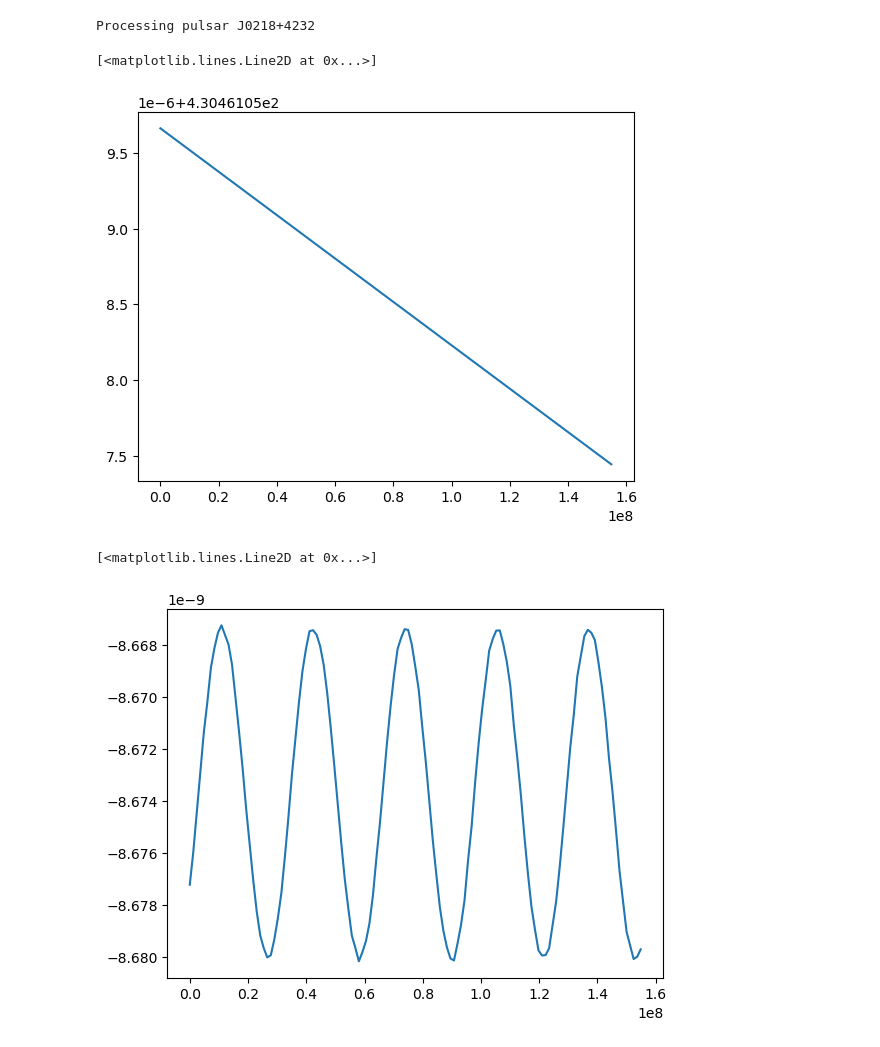
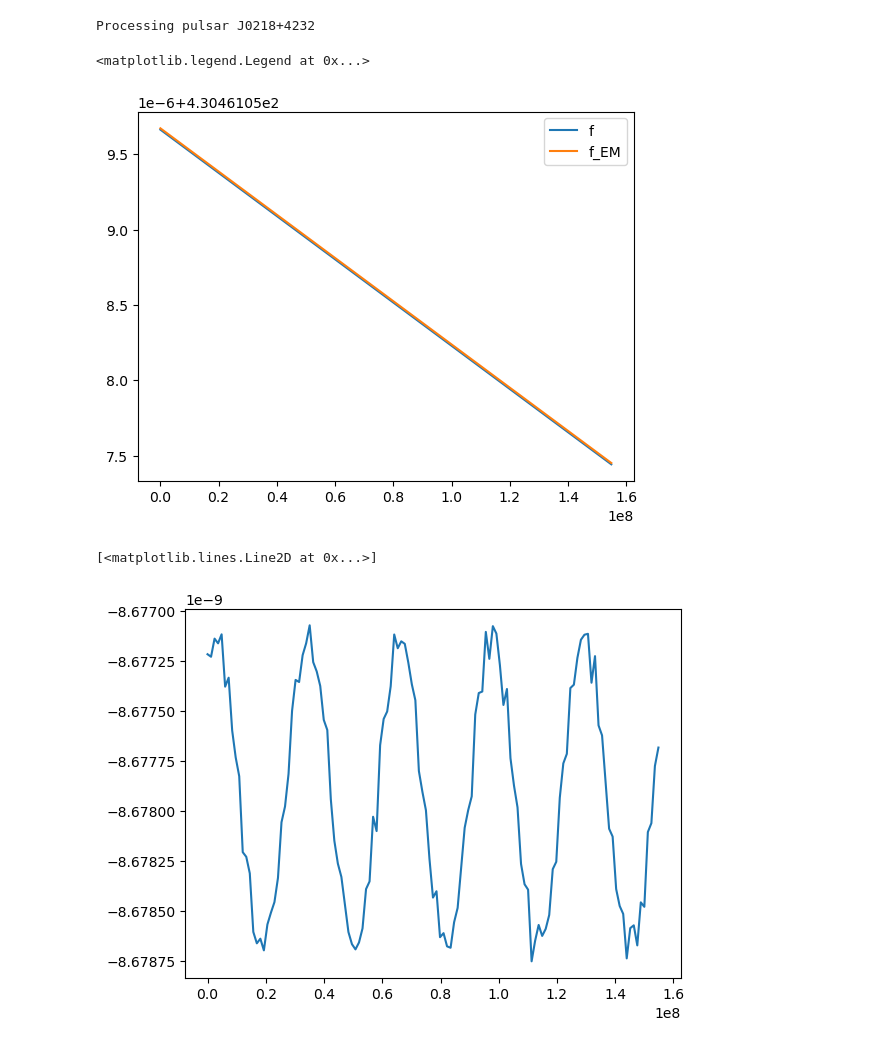
Before and after one commit to tomkimpson/PulsarMockData, a Jupyter notebook: notebooks/03.what_does_f_look_like.ipynb, the cells around one changed output. Cells and saved outputs as stored; diff of their text form; code cells hidden in the pictures.

Commit message:
just use times evaluated in psr frame

```diff
--- a/notebooks/03.what_does_f_look_like.ipynb
+++ b/notebooks/03.what_does_f_look_like.ipynb
@@ -75,43 +73,40 @@ def get_frequency_curve(psr_index,seed,gw_amplitude,gw_alpha,psr_alpha,psr_ampli
                      alpha=gw_alpha)
 
 
-    # Get the times
-    t = get_stoas(par_file,tim_file)
 
 
+    t,f,f_EM = process_pulsar(par_file,
+                              tim_file,
+                              seed,
+                              gwb,
+                              psr_alpha,
+                              psr_amplitude,
+                              efac)
 
-    f,psr_name,F0,F1,DEC,RA = process_pulsar(par_file,
-                                            tim_file,
-                                            seed,
-                                            gwb,
-                                            psr_alpha,
-                                            psr_amplitude,
-                                            efac)
-
-
-    f_EM = F0 + F1*t     #To subtract off the trend
-    return t,f, f-f_EM
+    return t,f,f_EM
 # %%
 psr_index = 1
-seed = 10
+seed = 1
 gw_amplitude = 0
 gw_alpha = -2/3
 psr_alpha = 4
 psr_amplitude = 0.0
 efac = 0.0
 
-t,f, fbar = get_frequency_curve(psr_index,seed,gw_amplitude,gw_alpha,psr_alpha,psr_amplitude,efac)
+t,f,f_EM = get_frequency_curve(psr_index,seed,gw_amplitude,gw_alpha,psr_alpha,psr_amplitude,efac)
 # %% [output]
 Processing pulsar J0218+4232
 # %%
 import matplotlib.pyplot as plt
 
-plt.plot(t,f)
+plt.plot(t,f,label='f')
+plt.plot(t,f_EM,label='f_EM')
+plt.legend()
 # %% [output]
-[<matplotlib.lines.Line2D at 0x...>]
+<matplotlib.legend.Legend at 0x...>
-[figure, old version]
+[figure, new version]
 # %%
-plt.plot(t,fbar)
+plt.plot(t,f-f_EM)
 # %% [output]
 [<matplotlib.lines.Line2D at 0x...>]
-[figure, old version]
+[figure, new version]
```
Also changed, not shown: parts of 2 cells of this notebook, 1 other file.
